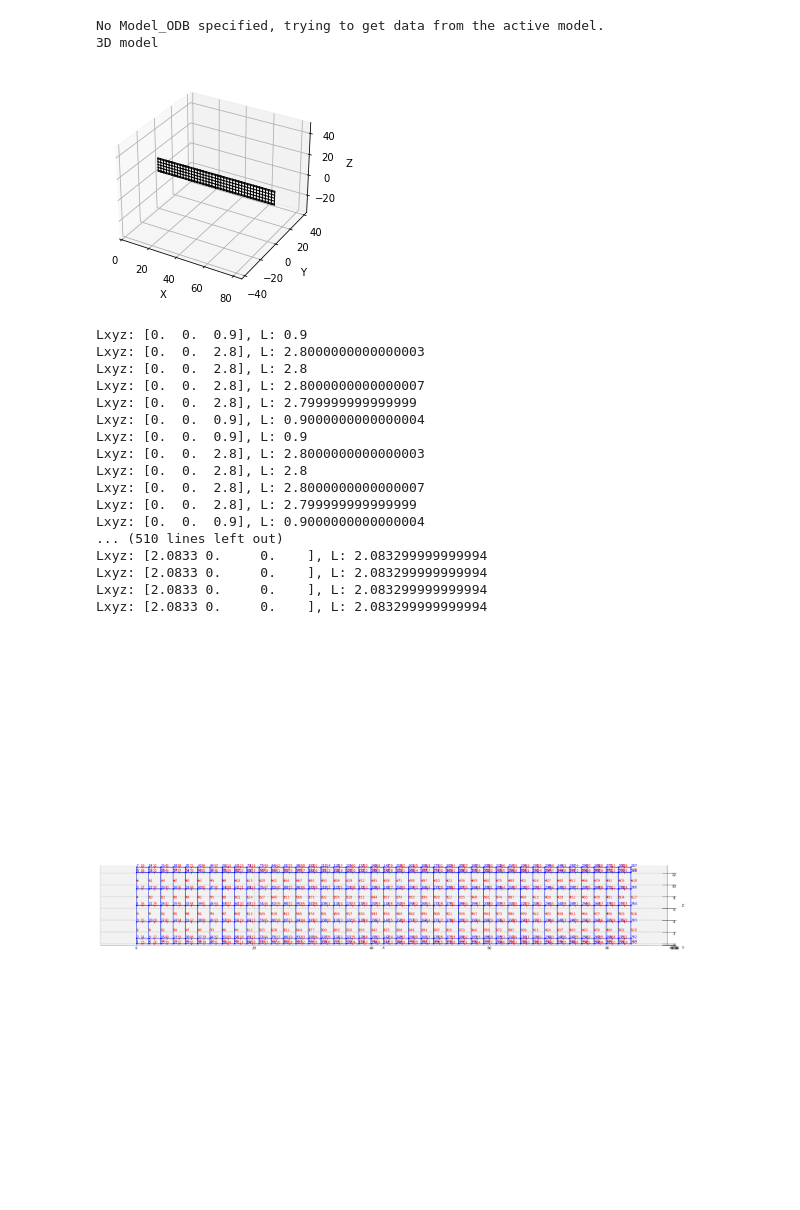
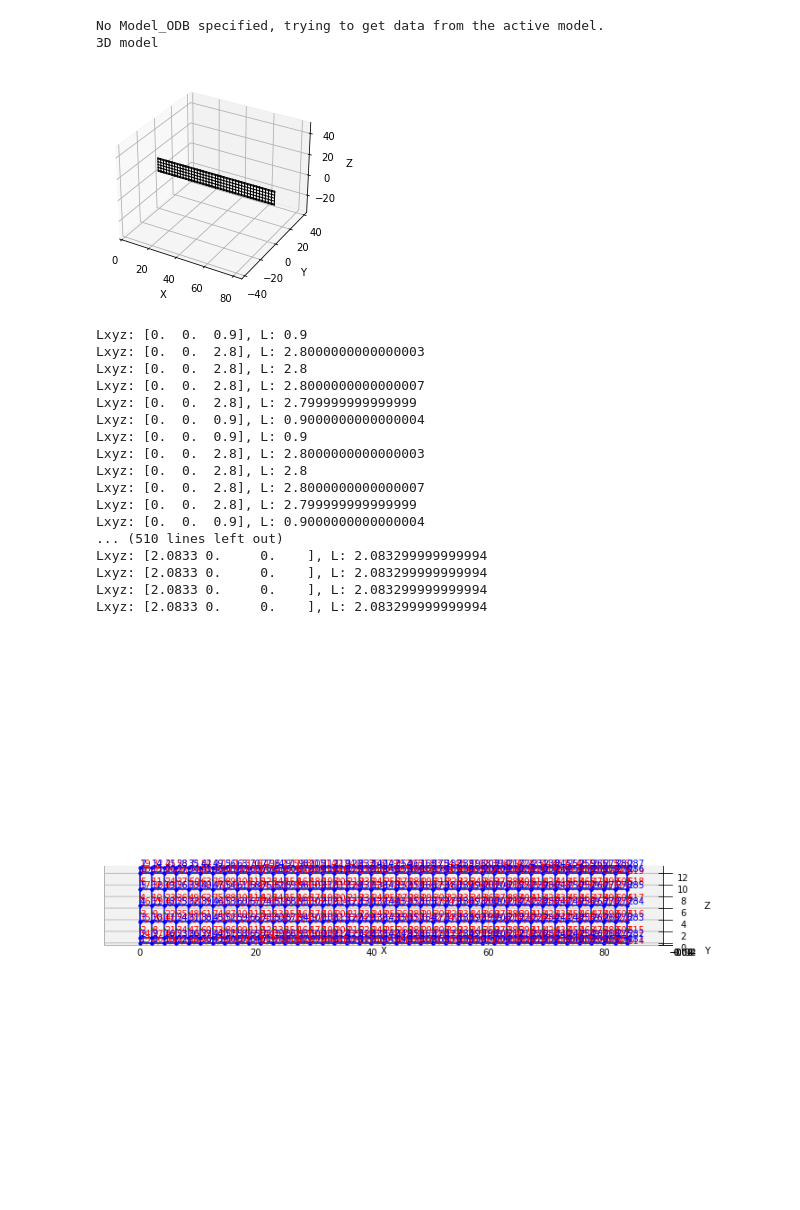
Before and after one commit to daravann/FYP, a Jupyter notebook: FYP/FYP/grillage model (beam_only).ipynb, the cells around one changed output. Saved outputs shown, nothing was run; the diff lists cells and outputs as text; code cells hidden in the pictures.

```diff
--- a/FYP/FYP/grillage model (beam_only).ipynb
+++ b/FYP/FYP/grillage model (beam_only).ipynb
@@ -274,30 +275,30 @@ bridge.create_osp_model(pyfile=False)
 # %%
 
 og.opsplt.plot_model()  # plotting using Get_rendering
-og.opsv.plot_model(element_labels=1, az_el=(-90, 0), fig_wi_he=(70., 70.))  # plotting using ops_vis
+og.opsv.plot_model(element_labels=1, az_el=(-90, 0), fig_wi_he=(70., 25.))  # plotting using ops_vis
 og.plt.show()
 # %% [output]
 No Model_ODB specified, trying to get data from the active model.
 3D model
 [figure]
 Lxyz: [0.  0.  0.9], L: 0.9
 Lxyz: [0.  0.  2.8], L: 2.8000000000000003
 Lxyz: [0.  0.  2.8], L: 2.8
 Lxyz: [0.  0.  2.8], L: 2.8000000000000007
 Lxyz: [0.  0.  2.8], L: 2.799999999999999
 Lxyz: [0.  0.  0.9], L: 0.9000000000000004
 Lxyz: [0.  0.  0.9], L: 0.9
 Lxyz: [0.  0.  2.8], L: 2.8000000000000003
 Lxyz: [0.  0.  2.8], L: 2.8
 Lxyz: [0.  0.  2.8], L: 2.8000000000000007
 Lxyz: [0.  0.  2.8], L: 2.799999999999999
 Lxyz: [0.  0.  0.9], L: 0.9000000000000004
 ... (510 lines left out)
 Lxyz: [2.0833 0.     0.    ], L: 2.083299999999994
 Lxyz: [2.0833 0.     0.    ], L: 2.083299999999994
 Lxyz: [2.0833 0.     0.    ], L: 2.083299999999994
 Lxyz: [2.0833 0.     0.    ], L: 2.083299999999994
-[figure, old version]
+[figure, new version]
 # %%
 # longitudinal_beam.
 # %%
```
Also changed, not shown: parts of 8 cells of this notebook, 1 other file.
